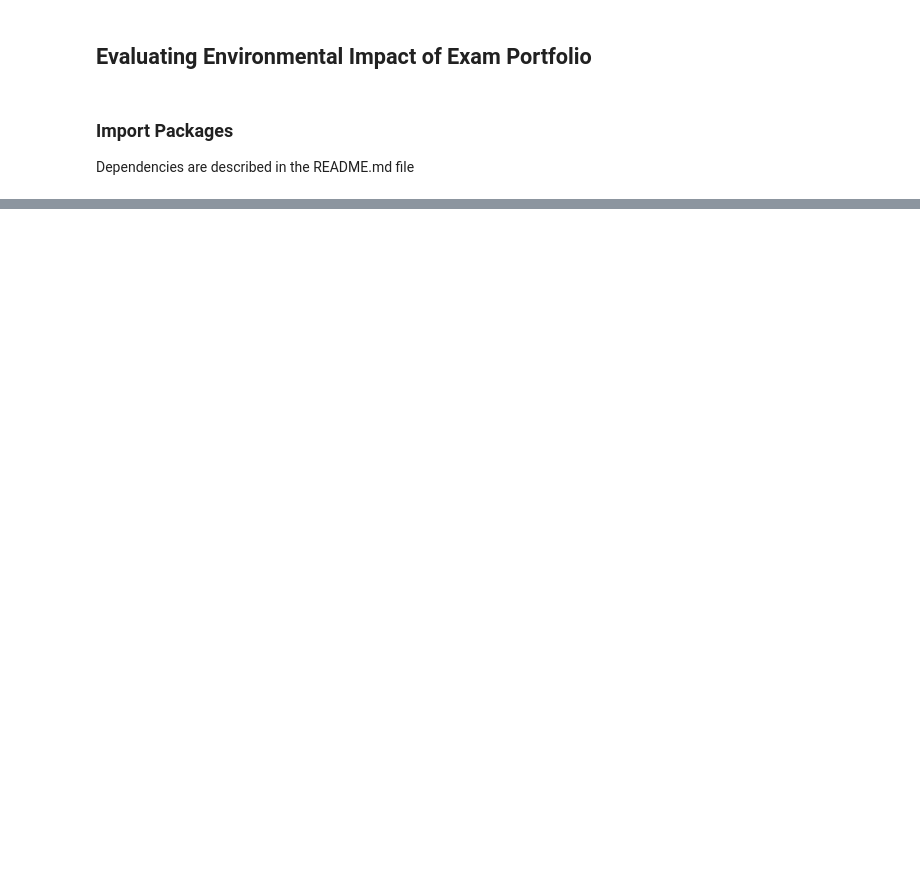
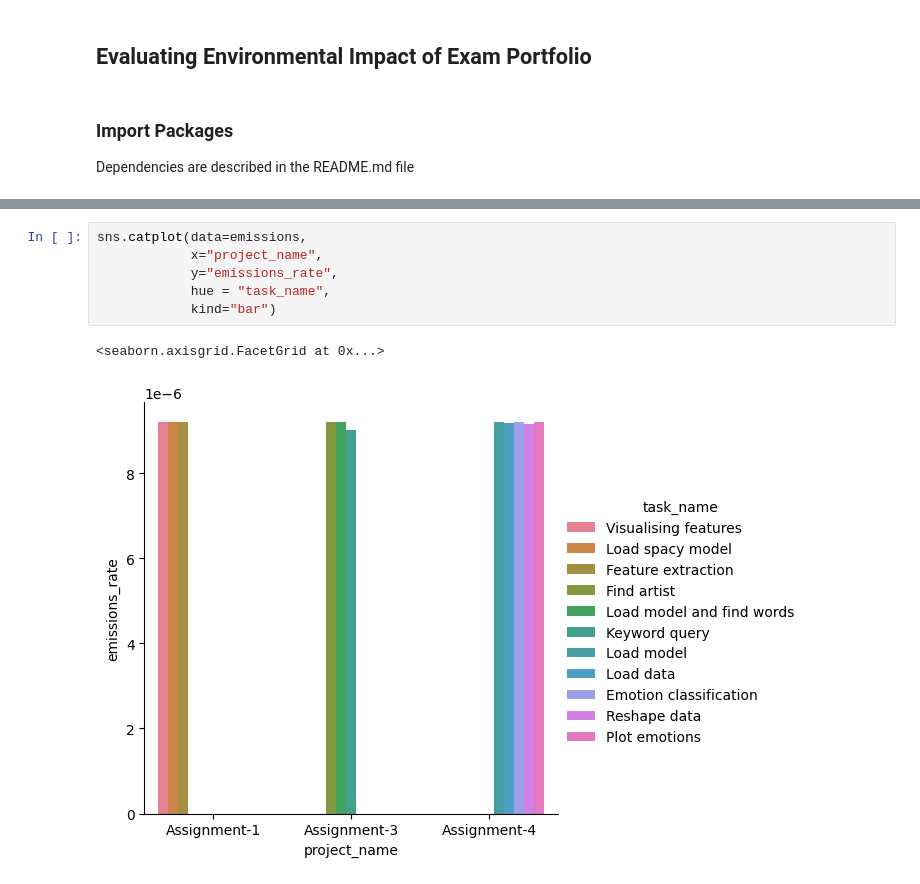
Before and after one commit to lrahbek/cds-lang-assignments, a Jupyter notebook: assignment-5/src/emmisions.ipynb, the cells around one changed output, grey strips where cells are left out. Drawn from its saved outputs; the diff is of its cells as text; blank space fills up the shorter version.

```diff
--- a/assignment-5/src/emmisions.ipynb
+++ b/assignment-5/src/emmisions.ipynb
@@ -47,0 +77,9 @@ emissions_total
+# %%
+sns.catplot(data=emissions,
+            x="project_name",
+            y="emissions_rate",
+            hue = "task_name",
+            kind="bar")
+# %% [output]
+<seaborn.axisgrid.FacetGrid at 0x...>
+[figure, added]
```
Also changed, not shown: parts of 10 cells of this notebook, 2 other files.
